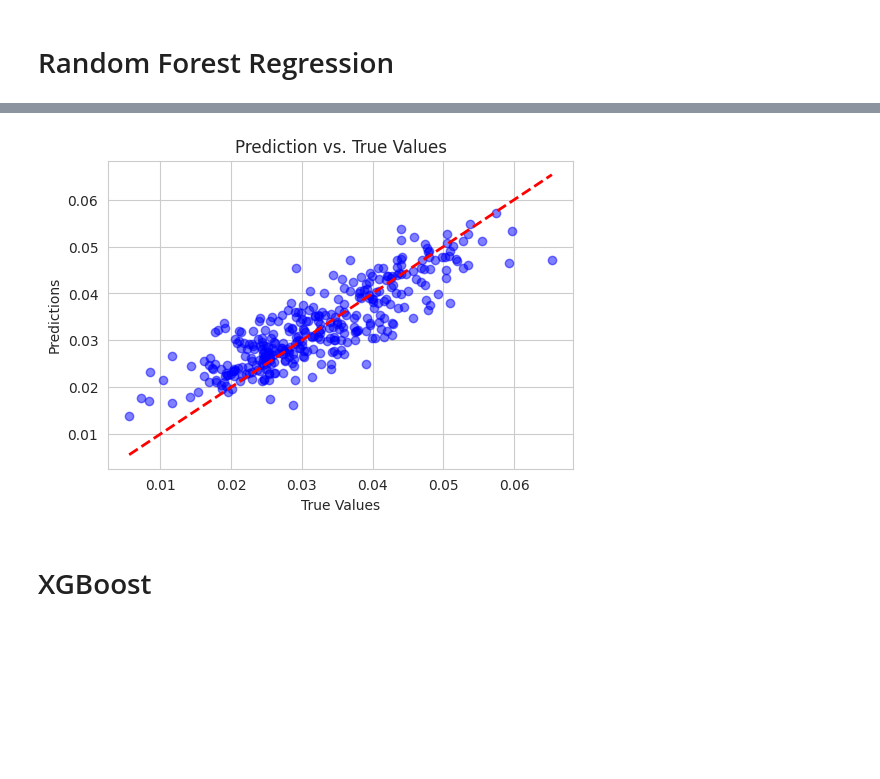
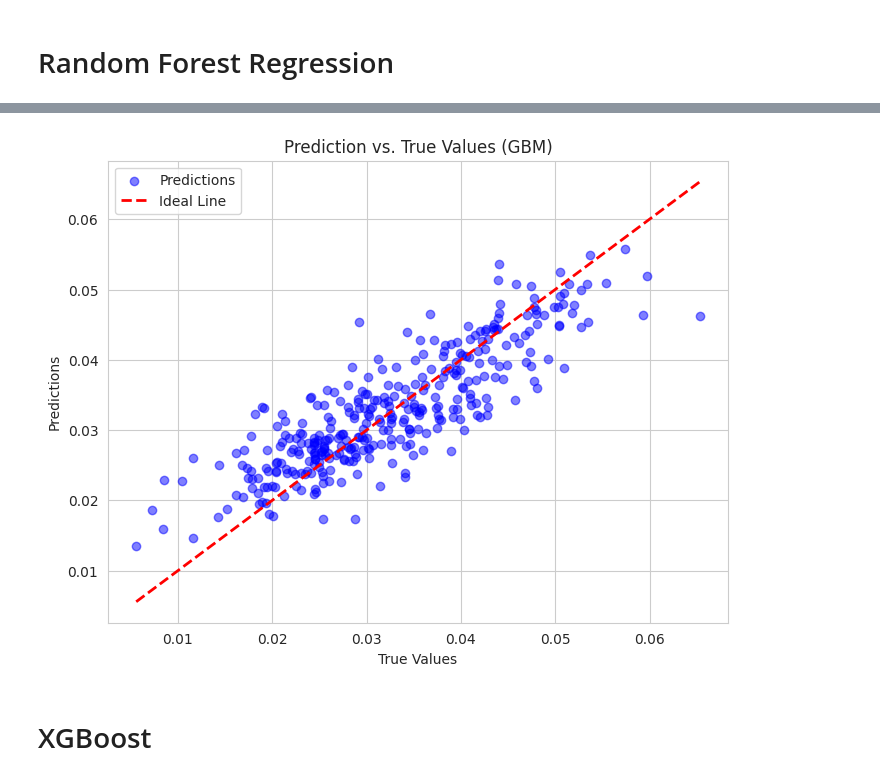
Before and after one commit to costpetrides/NOx-Ozone-Relationship-Modeling-with-ML, a Jupyter notebook: ML_O3.ipynb, the cells around one changed output, grey strips where cells are left out. Drawn from its saved outputs; the diff is of its cells as text; code cells hidden in the pictures; blank space fills up the shorter version.

```diff
--- a/ML_O3.ipynb
+++ b/ML_O3.ipynb
@@ -120,60 +180,54 @@ R-squared (R2): 0.66
 # %%
+from sklearn.ensemble import GradientBoostingRegressor
+from sklearn.model_selection import GridSearchCV
+from sklearn.metrics import mean_absolute_error, mean_squared_error, r2_score
 import numpy as np
-import pandas as pd
 import matplotlib.pyplot as plt
 
-from sklearn.preprocessing import StandardScaler
-from sklearn.ensemble import RandomForestRegressor
-from sklearn.model_selection import train_test_split
-from sklearn.metrics import mean_absolute_error, mean_squared_error, r2_score
+# Define the Gradient Boosting Regressor model
+gbm = GradientBoostingRegressor(random_state=42)
 
-# Shuffle the dataset
-df = df.sample(frac=1, random_state=42).reset_index(drop=True)
+# Hyperparameter tuning using Grid Search
+param_grid = {
+    'n_estimators': [100, 200, 300],
+    'learning_rate': [0.01, 0.1, 0.2],
+    'max_depth': [3, 5, 7],
+    'min_samples_split': [2, 5, 10],
+    'min_samples_leaf': [1, 2, 4],
+    'subsample': [0.8, 1.0]
+}
 
-# Split the data into training (60%), validation (20%), and test (20%) sets
-train, temp = train_test_split(df, test_size=0.4, random_state=42)
-valid, test = train_test_split(temp, test_size=0.5, random_state=42)
+grid_search = GridSearchCV(estimator=gbm, param_grid=param_grid,
+                           scoring='neg_mean_squared_error', cv=3, n_jobs=-1, verbose=1)
 
-# Preprocessing function
-def preprocess_data(dataframe):
-    x = dataframe.iloc[:, :-1].values
-    y = dataframe.iloc[:, -1].values
-    return x, y
+# Fit the GridSearchCV
+grid_search.fit(train_x, train_y)
 
-# Apply preprocessing to datasets
-train_x, train_y = preprocess_data(train)
-valid_x, valid_y = preprocess_data(valid)
-test_x, test_y = preprocess_data(test)
-
-# Standardize features
-scaler = StandardScaler()
-train_x = scaler.fit_transform(train_x)
-valid_x = scaler.transform(valid_x)
-test_x = scaler.transform(test_x)
-
-# Train the RandomForestRegressor model
-rf_model = RandomForestRegressor(n_estimators=100, random_state=42)
-rf_model.fit(train_x, train_y)
+# Best GBM model
+best_gbm = grid_search.best_estimator_
 
 # Predict on the test set
-pred_y = rf_model.predict(test_x)
+pred_y_gbm = best_gbm.predict(test_x)
 
 # Evaluate the model
-mae = mean_absolute_error(test_y, pred_y)
-mse = mean_squared_error(test_y, pred_y)
-r2 = r2_score(test_y, pred_y)
+mae_gbm = mean_absolute_error(test_y, pred_y_gbm)
+mse_gbm = mean_squared_error(test_y, pred_y_gbm)
+r2_gbm = r2_score(test_y, pred_y_gbm)
 
-# Display the custom regression report
-print("Custom Regression Report:")
-print(f"Mean Absolute Error: {mae:.2f}")
-print(f"Mean Squared Error: {mse:.2f}")
-print(f"R-squared (R2): {r2:.2f}")
-plt.figure(figsize=(6, 4))
-plt.scatter(test_y, pred_y, alpha=0.5, color='blue')
-plt.plot([min(test_y), max(test_y)], [min(test_y), max(test_y)], 'r--', linewidth=2)
+# Display the custom regression report for GBM
+print("Custom Regression Report for GBM:")
+print(f"Mean Absolute Error: {mae_gbm:.2f}")
+print(f"Mean Squared Error: {mse_gbm:.2f}")
+print(f"R-squared (R2): {r2_gbm:.2f}")
+
+# Plot Prediction vs. True Values
+plt.figure(figsize=(8, 6))
+plt.scatter(test_y, pred_y_gbm, alpha=0.5, color='blue', label='Predictions')
+plt.plot([min(test_y), max(test_y)], [min(test_y), max(test_y)], 'r--', linewidth=2, label='Ideal Line')
 plt.xlabel('True Values')
 plt.ylabel('Predictions')
-plt.title('Prediction vs. True Values')
+plt.title('Prediction vs. True Values (GBM)')
+plt.legend()
 plt.grid(True)
 plt.show()
 # %% [output]
@@ -181,7 +236,7 @@ Custom Regression Report:
 Mean Absolute Error: 0.00
 Mean Squared Error: 0.00
 R-squared (R2): 0.72
-[figure, old version]
+[figure, new version]
 # %% [markdown]
 # XGBoost
 # %%
```
Also changed, not shown: parts of 7 cells of this notebook.
